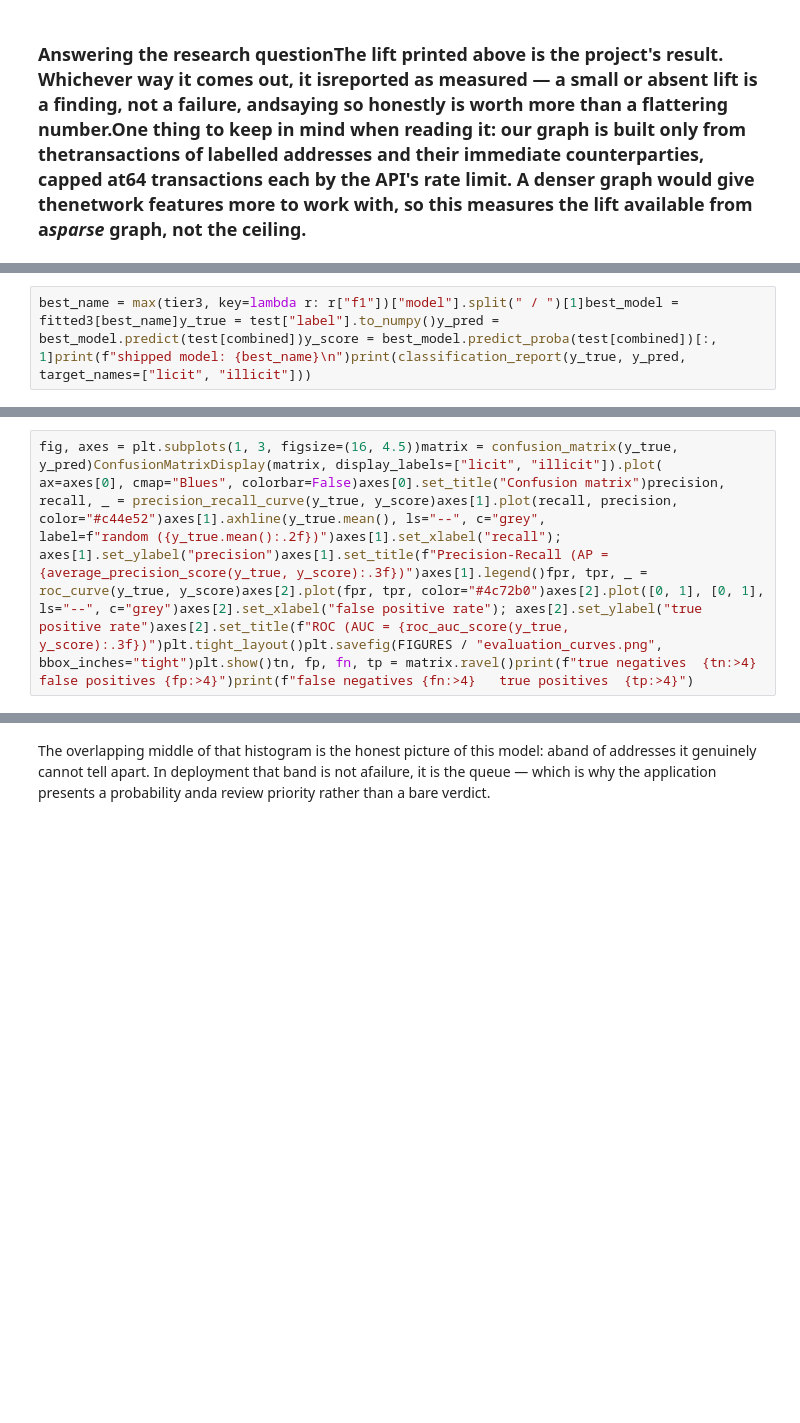
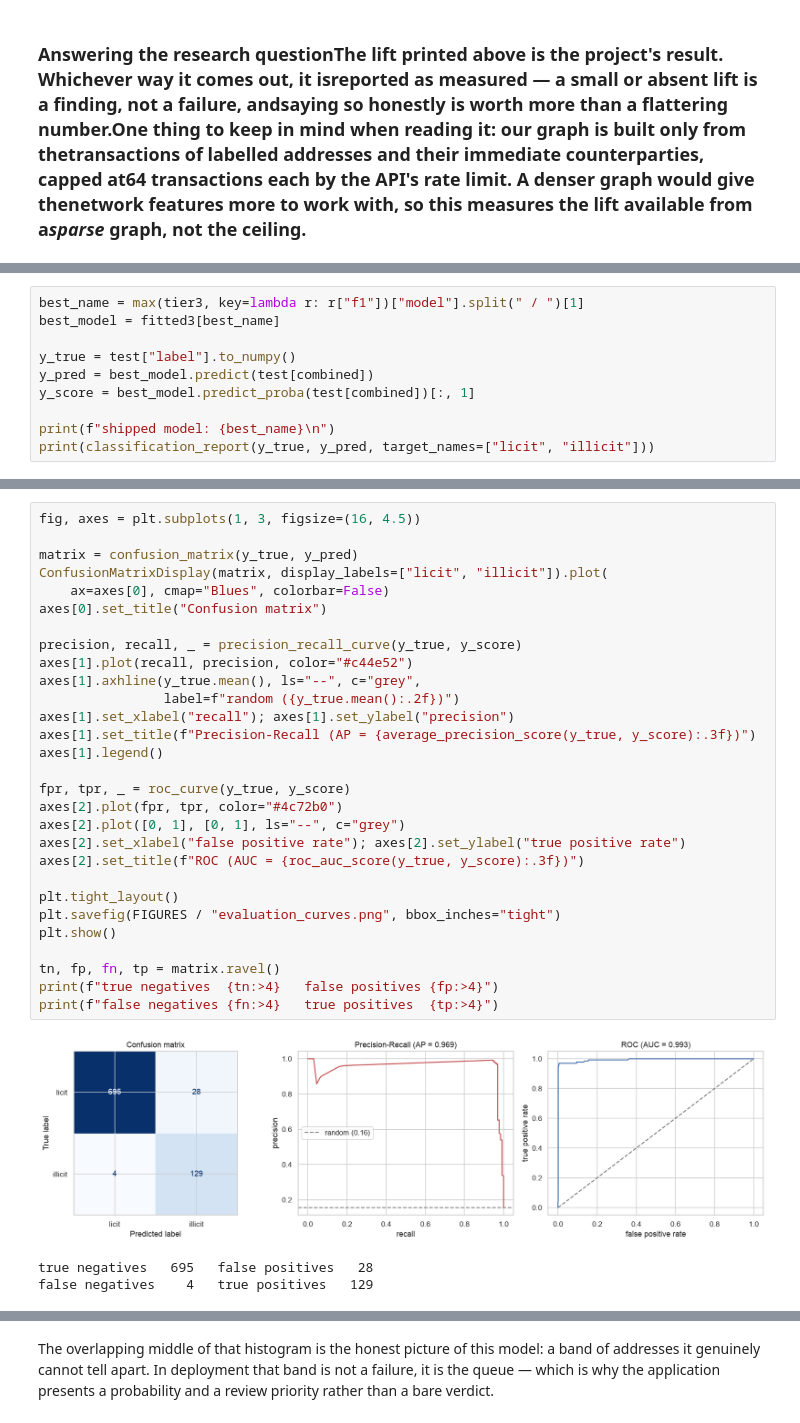
Before and after one commit to SanskritiAcharya/eth-illicit-detection, a Jupyter notebook: notebooks/02_modeling.ipynb, the cells around one changed output, grey strips where cells are left out. Saved outputs shown, nothing was run; the diff lists cells and outputs as text; blank space fills up the shorter version.

```diff
--- a/notebooks/02_modeling.ipynb
+++ b/notebooks/02_modeling.ipynb
@@ -35,2 +215,10 @@ best_behaviour = max(r["f1"] for r in tier2)best_combined = max(r["f1"] for r in
 # %%
-best_name = max(tier3, key=lambda r: r["f1"])["model"].split(" / ")[1]best_model = fitted3[best_name]y_true = test["label"].to_numpy()y_pred = best_model.predict(test[combined])y_score = best_model.predict_proba(test[combined])[:, 1]print(f"shipped model: {best_name}\n")print(classification_report(y_true, y_pred, target_names=["licit", "illicit"]))
+best_name = max(tier3, key=lambda r: r["f1"])["model"].split(" / ")[1]
+best_model = fitted3[best_name]
+
+y_true = test["label"].to_numpy()
+y_pred = best_model.predict(test[combined])
+y_score = best_model.predict_proba(test[combined])[:, 1]
+
+print(f"shipped model: {best_name}\n")
+print(classification_report(y_true, y_pred, target_names=["licit", "illicit"]))
@@ -37,3 +236,34 @@ best_name = max(tier3, key=lambda r: r["f1"])["model"].split(" / ")[1]best_model
 # %%
-fig, axes = plt.subplots(1, 3, figsize=(16, 4.5))matrix = confusion_matrix(y_true, y_pred)ConfusionMatrixDisplay(matrix, display_labels=["licit", "illicit"]).plot(    ax=axes[0], cmap="Blues", colorbar=False)axes[0].set_title("Confusion matrix")precision, recall, _ = precision_recall_curve(y_true, y_score)axes[1].plot(recall, precision, color="#c44e52")axes[1].axhline(y_true.mean(), ls="--", c="grey",                label=f"random ({y_true.mean():.2f})")axes[1].set_xlabel("recall"); axes[1].set_ylabel("precision")axes[1].set_title(f"Precision-Recall (AP = {average_precision_score(y_true, y_score):.3f})")axes[1].legend()fpr, tpr, _ = roc_curve(y_true, y_score)axes[2].plot(fpr, tpr, color="#4c72b0")axes[2].plot([0, 1], [0, 1], ls="--", c="grey")axes[2].set_xlabel("false positive rate"); axes[2].set_ylabel("true positive rate")axes[2].set_title(f"ROC (AUC = {roc_auc_score(y_true, y_score):.3f})")plt.tight_layout()plt.savefig(FIGURES / "evaluation_curves.png", bbox_inches="tight")plt.show()tn, fp, fn, tp = matrix.ravel()print(f"true negatives  {tn:>4}   false positives {fp:>4}")print(f"false negatives {fn:>4}   true positives  {tp:>4}")
+fig, axes = plt.subplots(1, 3, figsize=(16, 4.5))
+
+matrix = confusion_matrix(y_true, y_pred)
+ConfusionMatrixDisplay(matrix, display_labels=["licit", "illicit"]).plot(
+    ax=axes[0], cmap="Blues", colorbar=False)
+axes[0].set_title("Confusion matrix")
+
+precision, recall, _ = precision_recall_curve(y_true, y_score)
+axes[1].plot(recall, precision, color="#c44e52")
+axes[1].axhline(y_true.mean(), ls="--", c="grey",
+                label=f"random ({y_true.mean():.2f})")
+axes[1].set_xlabel("recall"); axes[1].set_ylabel("precision")
+axes[1].set_title(f"Precision-Recall (AP = {average_precision_score(y_true, y_score):.3f})")
+axes[1].legend()
+
+fpr, tpr, _ = roc_curve(y_true, y_score)
+axes[2].plot(fpr, tpr, color="#4c72b0")
+axes[2].plot([0, 1], [0, 1], ls="--", c="grey")
+axes[2].set_xlabel("false positive rate"); axes[2].set_ylabel("true positive rate")
+axes[2].set_title(f"ROC (AUC = {roc_auc_score(y_true, y_score):.3f})")
+
+plt.tight_layout()
+plt.savefig(FIGURES / "evaluation_curves.png", bbox_inches="tight")
+plt.show()
+
+tn, fp, fn, tp = matrix.ravel()
+print(f"true negatives  {tn:>4}   false positives {fp:>4}")
+print(f"false negatives {fn:>4}   true positives  {tp:>4}")
+# %% [output]
+[figure, added]
+true negatives   695   false positives   28
+false negatives    4   true positives   129
 # %%
```
Also changed, not shown: parts of 22 cells of this notebook, 9 other files.
